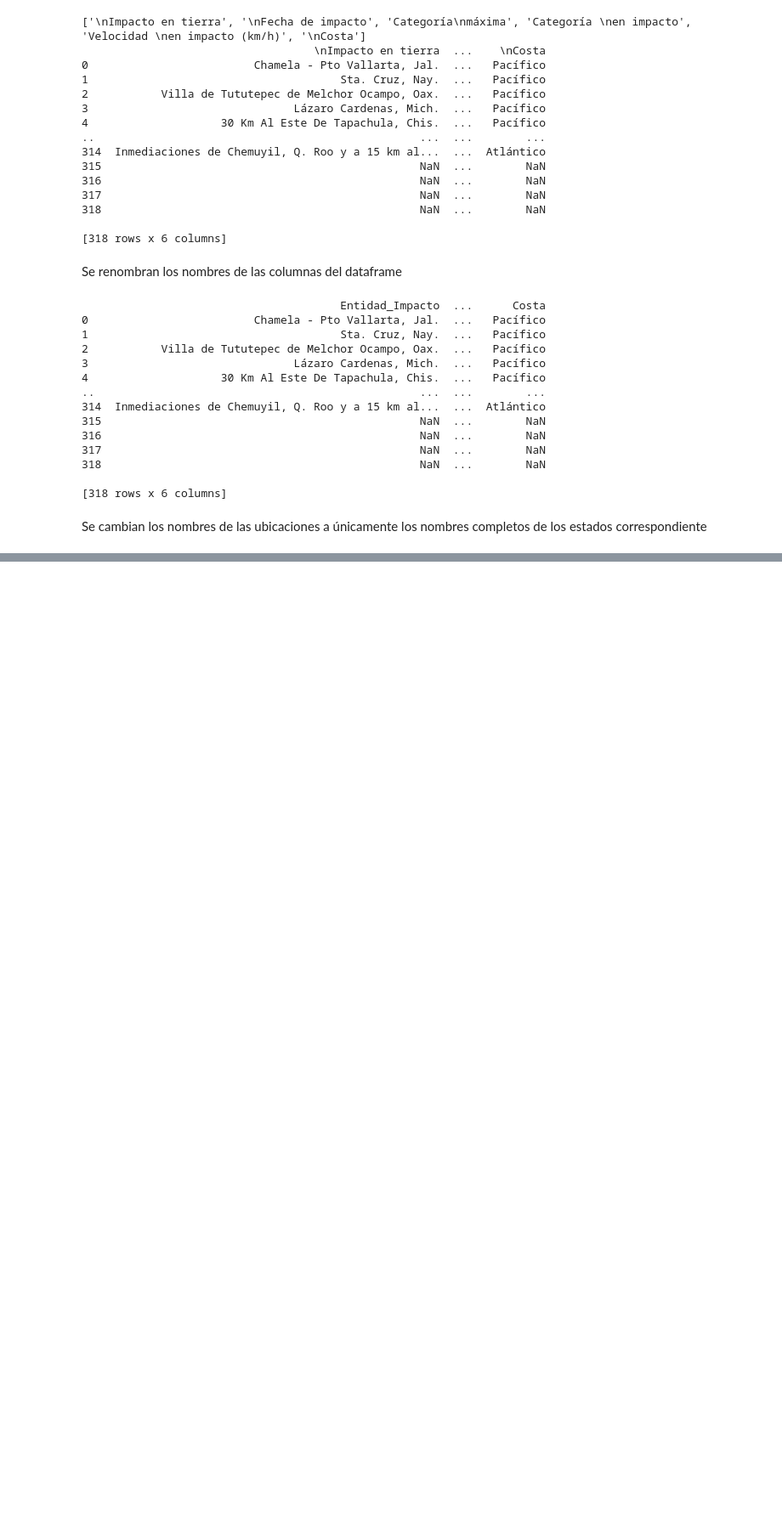
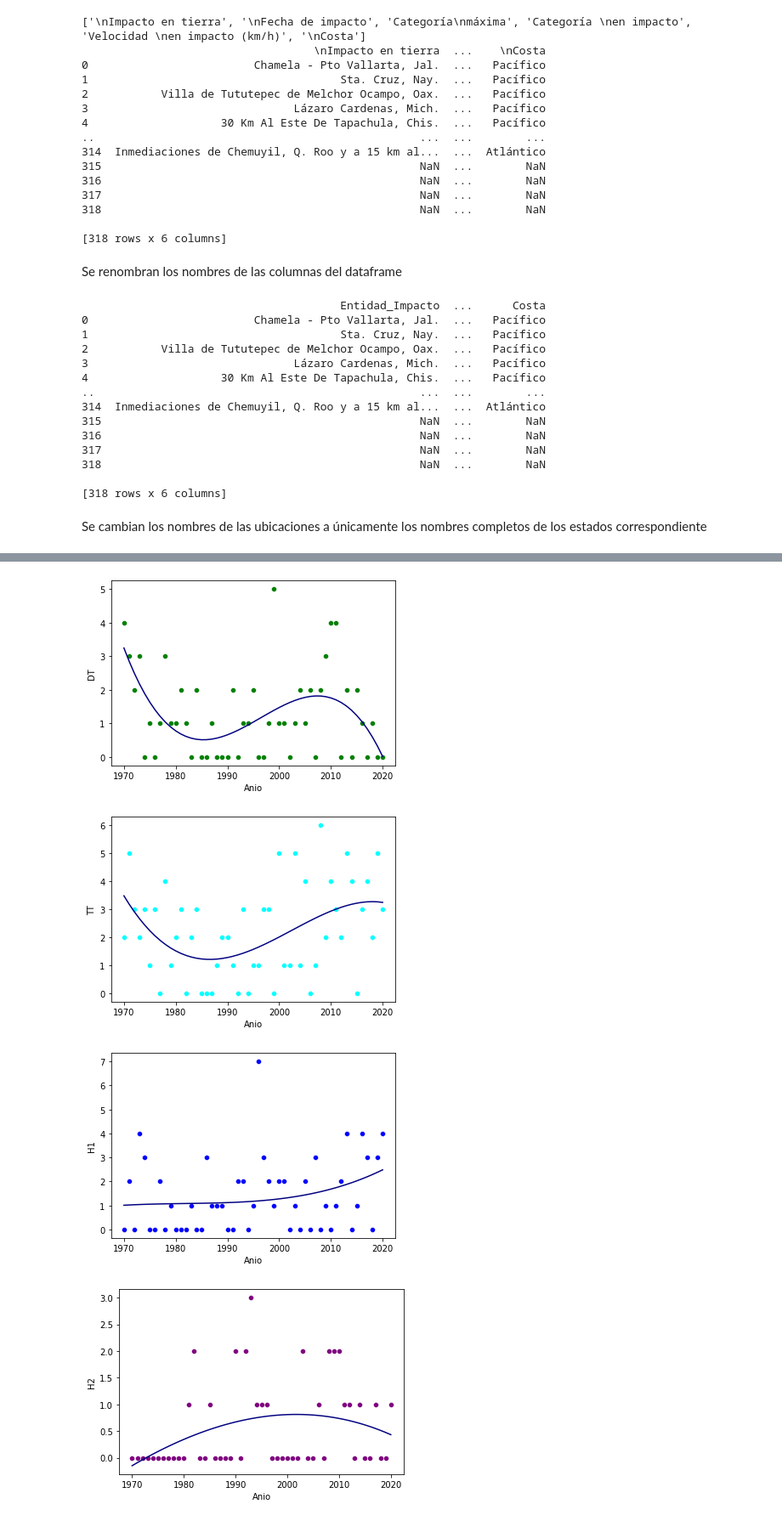
Before and after one commit to AdrianDiazGaxiola/Proyecto-Final, a Jupyter notebook: Ciclones.ipynb, the cells around one changed output, grey strips where cells are left out. Shown at 85% size. Cells and saved outputs as stored; diff of their text form; code cells hidden in the pictures; blank space fills up the shorter version.

```diff
--- a/Ciclones.ipynb
+++ b/Ciclones.ipynb
@@ -56,7 +68,7 @@ print(df)
 # %% [markdown]
 Se renombran los nombres de las columnas del dataframe
 # %%
-df.columns = ["Entidad_Impacto", "Fecha", "Categoría máxima", "Categoría en impacto", "Velocidad impacto", "Costa"]
+df.columns = ["Entidad_Impacto", "Fecha", "Categoría_Máxima", "Categoría en impacto", "Velocidad impacto", "Costa"]
 print(df)
 # %% [output]
                                        Entidad_Impacto  ...      Costa
@@ -152,0 +386,26 @@ print(df.head(5))
+# %%
+Cols = ["DT", "TT", "H1", "H2", "H3", "H4", "H5", "Total"]
+
+regressor = LinearRegression()
+
+colores = ["green", "cyan", "blue", "purple", "yellow", "orange", "red", "maroon"]
+
+X = np.array(range(1970, 2021))
+X = X.reshape(-1, 1)
+
+j = 0
+for i in Cols:
+  polynomial_features= PolynomialFeatures(degree=5)
+  x_poly = polynomial_features.fit_transform(X)
+  y = df3[i]
+  regressor.fit(x_poly, y)
+  plt.figure()
+  sns.scatterplot(x = df3["Anio"], y = df3[i], color = colores[j])
+  #sns.lmplot(x="Anio", y=i,data=df3, order=4)
+  sns.lineplot(df3["Anio"], regressor.predict(x_poly), color = 'navy')
+  j += 1
+# %% [output]
+[figure, added]
+[figure, added]
+[figure, added]
+[figure, added]
```
Also changed, not shown: parts of 18 cells of this notebook.
